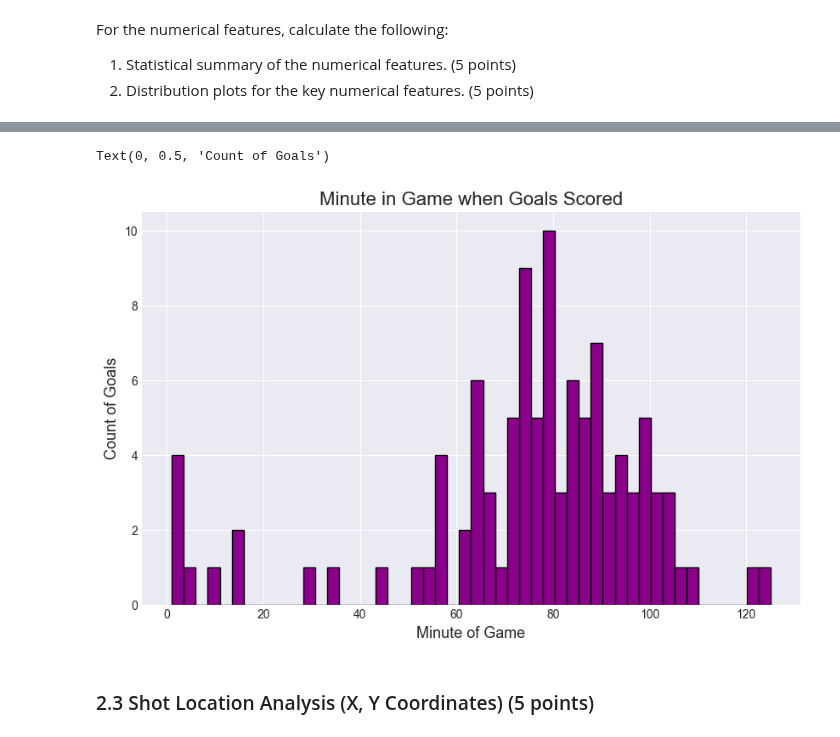
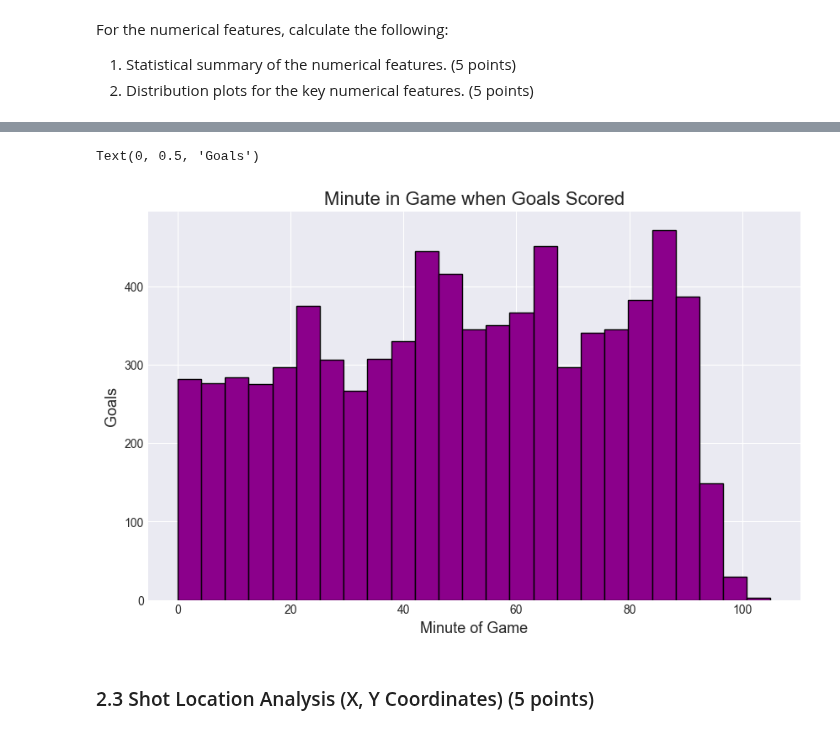
Before and after one commit to smgibson19/ds701_fa25_midterm_challenge_sports, a Jupyter notebook: LALIGA_Analysis_Challenge.ipynb, the cells around one changed output, grey strips where cells are left out. Saved outputs shown, nothing was run; the diff lists cells and outputs as text; code cells hidden in the pictures.

Commit message:
fix histograms

```diff
--- a/LALIGA_Analysis_Challenge.ipynb
+++ b/LALIGA_Analysis_Challenge.ipynb
@@ -320,17 +317,16 @@ axs[0][1].set_ylabel('Games Played', fontsize= 13)
 # %%
 # distribution of minute of events
-mins = df.groupby(['minute', 'result']).size().reset_index()
+mins = df[['minute', 'result']]
 mins = mins[mins['result'] == 'Goal']
-mins.rename(columns = {0: 'count'}, inplace= True)
 
 plt.figure(figsize=(10, 6))
-mins['count'].hist(bins = 50, edgecolor='black', facecolor = 'darkmagenta')
+plt.hist(mins['minute'], bins = 25, edgecolor='black', facecolor = 'darkmagenta')
 plt.title('Minute in Game when Goals Scored', fontsize= 16)
 plt.xlabel('Minute of Game', fontsize= 13)
-plt.ylabel('Count of Goals', fontsize= 13)
+plt.ylabel('Goals', fontsize= 13)
 # %% [output]
-Text(0, 0.5, 'Count of Goals')
+Text(0, 0.5, 'Goals')
-[figure, old version]
+[figure, new version]
 # %% [markdown]
 ### 2.3 Shot Location Analysis (X, Y Coordinates) (5 points)
 # %% [markdown]
```
Also changed, not shown: parts of 9 cells of this notebook.
